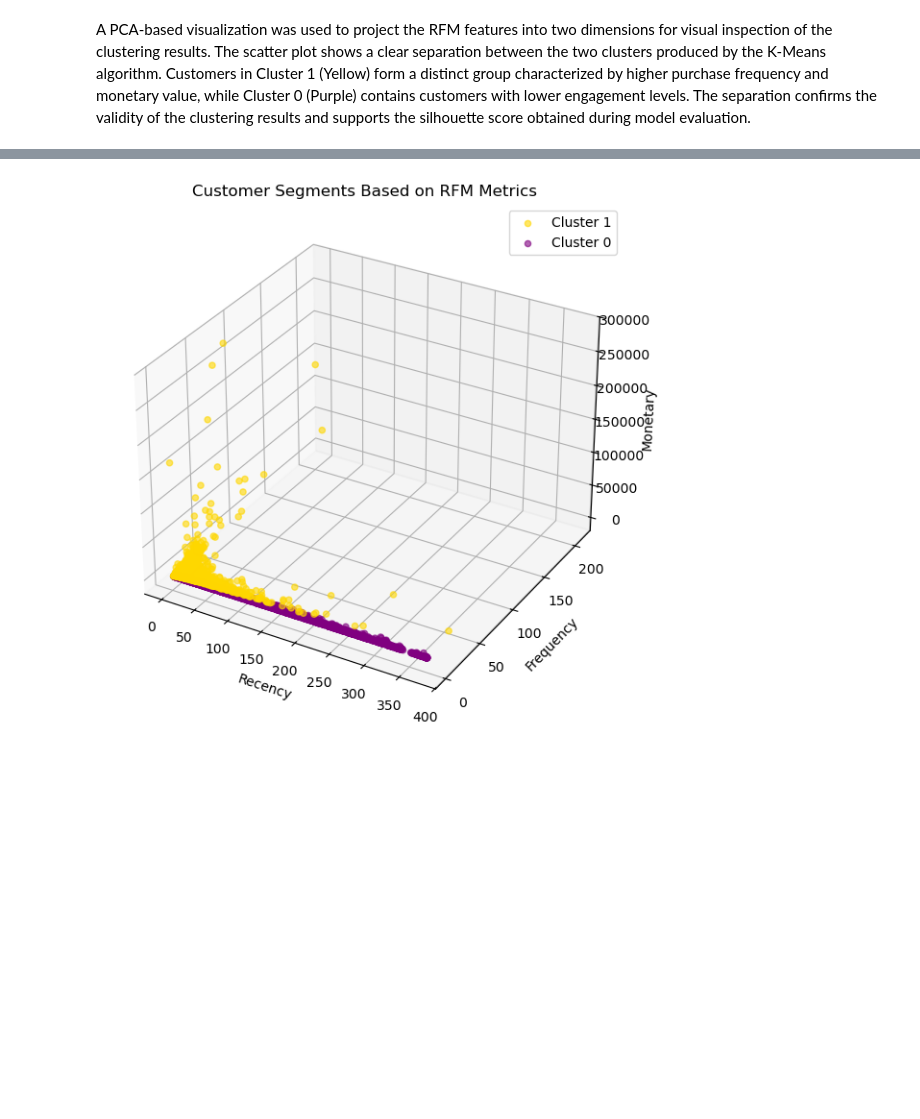
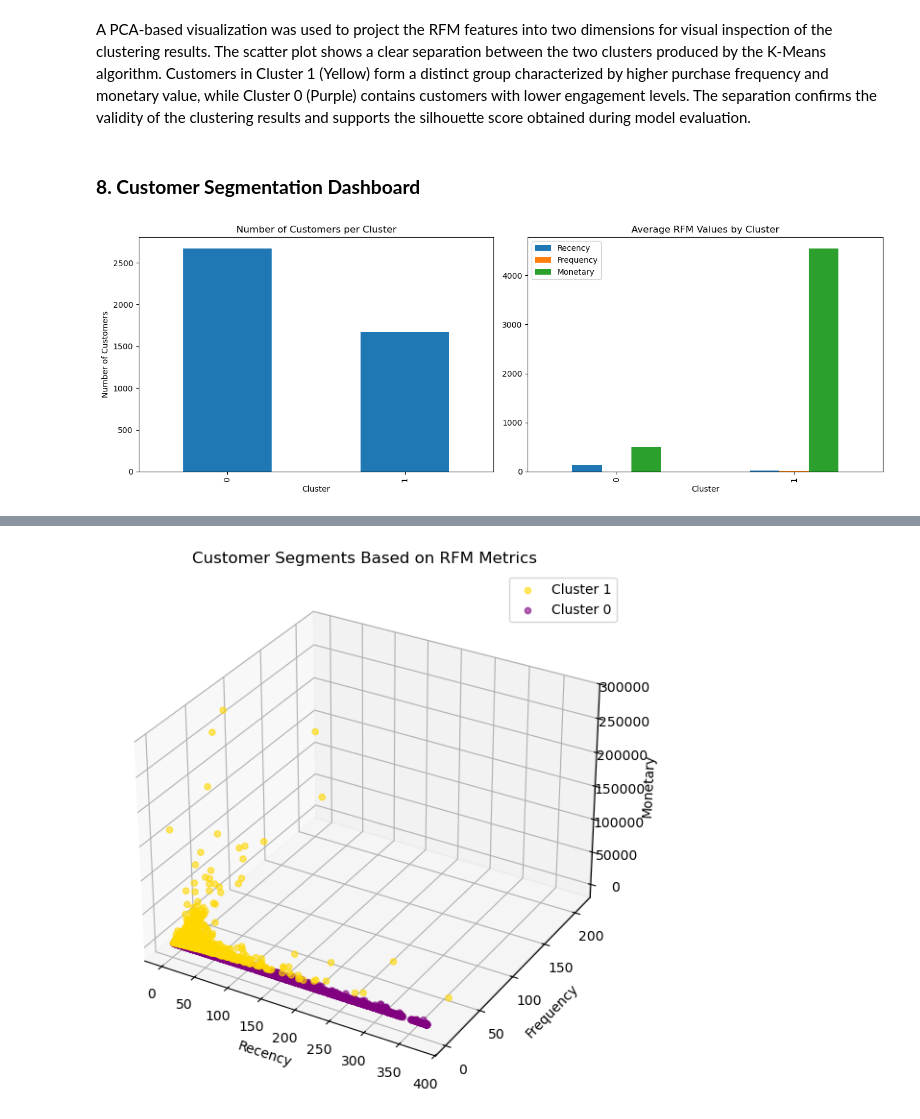
Before and after one commit to Pamela-Chebii/Consumer-Behavior-Analytics-Using-Transaction-Data, a Jupyter notebook: index.ipynb, the cells around one changed output, grey strips where cells are left out. Drawn from its saved outputs; the diff is of its cells as text; code cells hidden in the pictures; blank space fills up the shorter version.

```diff
--- a/index.ipynb
+++ b/index.ipynb
@@ -540,3 +540,31 @@ plt.show()
 [figure]
 # %% [markdown]
 A PCA-based visualization was used to project the RFM features into two dimensions for visual inspection of the clustering results. The scatter plot shows a clear separation between the two clusters produced by the K-Means algorithm. Customers in Cluster 1 (Yellow) form a distinct group characterized by higher purchase frequency and monetary value, while Cluster 0 (Purple) contains customers with lower engagement levels. The separation confirms the validity of the clustering results and supports the silhouette score obtained during model evaluation.
+# %% [markdown]
+### **8. Customer Segmentation Dashboard**
+# %%
+import matplotlib.pyplot as plt
+
+fig, axes = plt.subplots(1, 2, figsize=(14,5))
+
+# Cluster size
+rfm['Cluster'].value_counts().sort_index().plot(
+    kind='bar',
+    ax=axes[0]
+)
+axes[0].set_title('Number of Customers per Cluster')
+axes[0].set_xlabel('Cluster')
+axes[0].set_ylabel('Number of Customers')
+
+# Cluster profile
+rfm.groupby('Cluster')[['Recency','Frequency','Monetary']].mean().plot(
+    kind='bar',
+    ax=axes[1]
+)
+axes[1].set_title('Average RFM Values by Cluster')
+axes[1].set_xlabel('Cluster')
+
+plt.tight_layout()
+plt.show()
+# %% [output]
+[figure, added]
```
Also changed, not shown: parts of 6 cells of this notebook.
